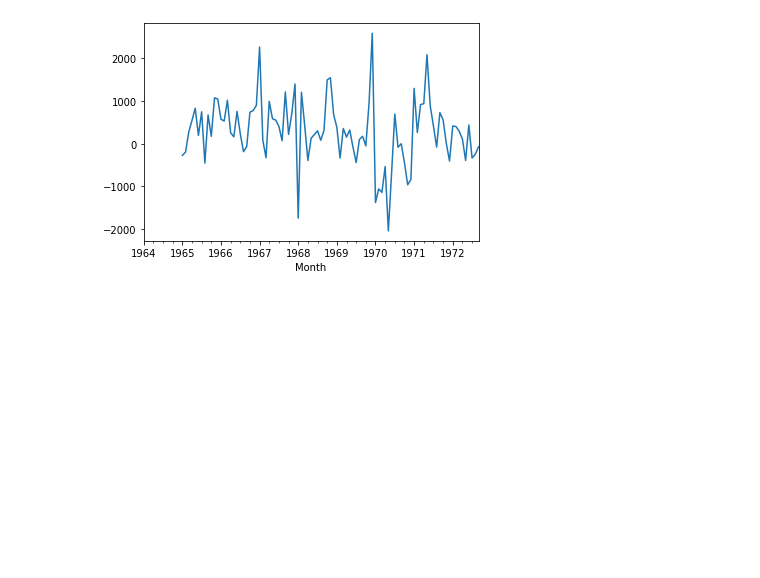
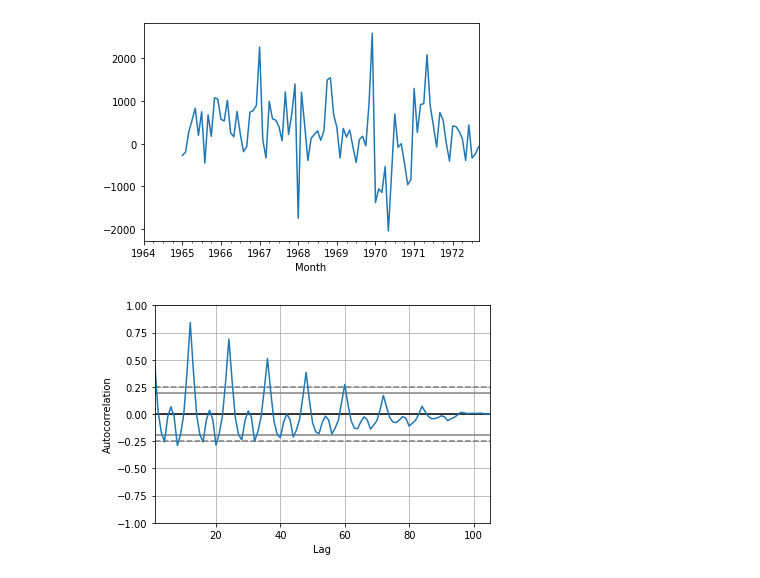
Before and after one commit to mayeedit3/Cham, a Jupyter notebook: Cham.ipynb, the cells around one changed output. Cells and saved outputs as stored; diff of their text form; code cells hidden in the pictures; blank space fills up the shorter version.

```diff
--- a/Cham.ipynb
+++ b/Cham.ipynb
@@ -7,7 +7,7 @@ import pandas as pd
 import matplotlib.pyplot as plt
 import statsmodels.api as sm
 #%matplotlib inline
-df=pd.read_csv('https://raw.githubusercontent.com/krishnaik06/ARIMA-And-Seasonal-ARIMA/master/perrin-freres-monthly-champagne-.csv')
+df=pd.read_csv('https://raw.githubusercontent.com/mayeedit3/Cham/master/perrin-freres-monthly-champagne-2.csv')
 # %%
 df.head()
 # %% [output]
@@ -110,3 +110,9 @@ df['Seasonal First Difference'].plot()
 # %% [output]
 <matplotlib.axes._subplots.AxesSubplot at 0x...>
 [figure]
+# %%
+from pandas.plotting import autocorrelation_plot
+autocorrelation_plot(df['Sales'])
+plt.show()
+# %% [output]
+[figure, added]
```
Also changed, not shown: parts of 14 cells of this notebook.
